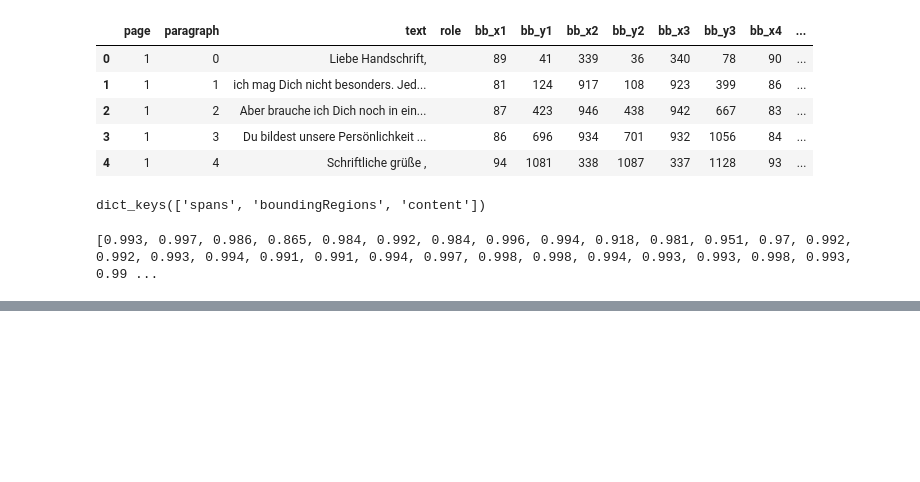
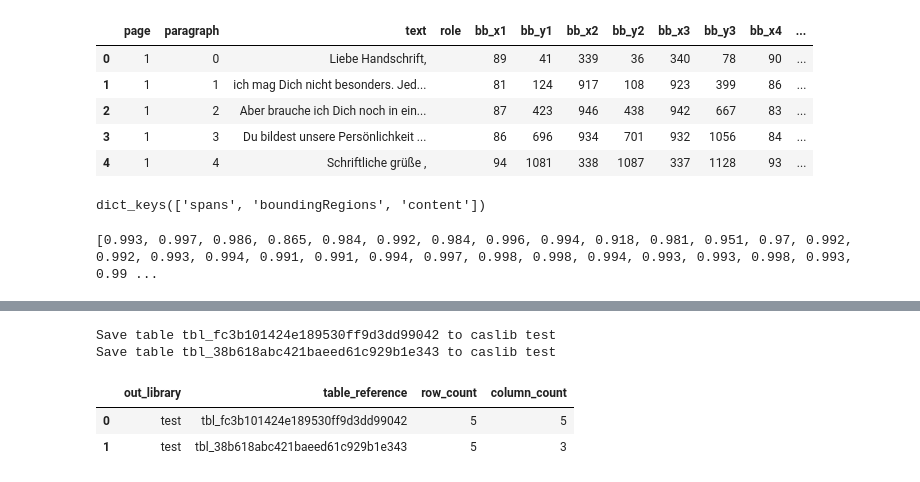
Before and after one commit to SundareshSankaran/Azure---Extract-Tables-via-OCR, a Jupyter notebook: local_version/local_vs_cloud_response.ipynb, the cells around one changed output, grey strips where cells are left out. Drawn from its saved outputs; the diff is of its cells as text; code cells hidden in the pictures; blank space fills up the shorter version.

```diff
--- a/local_version/local_vs_cloud_response.ipynb
+++ b/local_version/local_vs_cloud_response.ipynb
@@ -258,0 +344,51 @@ for page in r_cloud['pages']:
+# %%
+def result_to_dfs(result) -> list:
+        tables = []
+        for table in result.tables:
+            table_df = pd.DataFrame(columns=range(table['columnCount']), index=range(table['rowCount']))
+
+            for cell in table['cells']:
+                table_df.iloc[cell['rowIndex'], cell['columnIndex']] = cell['content']
+
+            # use the first row as column names
+            table_df.columns = table_df.iloc[0]
+            table_df = table_df[1:]
+
+            tables.append(table_df)
+        return tables
+
+def reference_parsing(result) -> pd.DataFrame: # TODO
+        tables = result_to_dfs(result)
+        table_output_library = 'test'
+        table_info = []
+
+        for table in tables:
+            reference = uuid.uuid4()
+            reference = re.sub(r'^\w{3}', 'tbl_', str(reference))
+            reference = reference.replace('-', '')
+
+            # save table to caslib
+            try:
+                print(f'Save table {reference} to caslib {table_output_library}')
+            except Exception as e:
+                print(f'Failed to save table {reference} to caslib {table_output_library}')
+                raise e
+
+            table_info.append({
+                'out_library': table_output_library,
+                'table_reference': reference,
+                'row_count': table.shape[0],
+                'column_count': table.shape[1],
+            })
+
+        return pd.DataFrame(table_info)
+
+
+df = reference_parsing(r_cloud)
+df.head()
+# %% [output]
+Save table tbl_fc3b101424e189530ff9d3dd99042 to caslib test
+Save table tbl_38b618abc421baeed61c929b1e343 to caslib test
+|  | out_library | table_reference | row_count | column_count |
+| 0 | test | tbl_fc3b101424e189530ff9d3dd99042 | 5 | 5 |
+| 1 | test | tbl_38b618abc421baeed61c929b1e343 | 5 | 3 |
```
Also changed, not shown: parts of 11 cells of this notebook, 1 other file.
